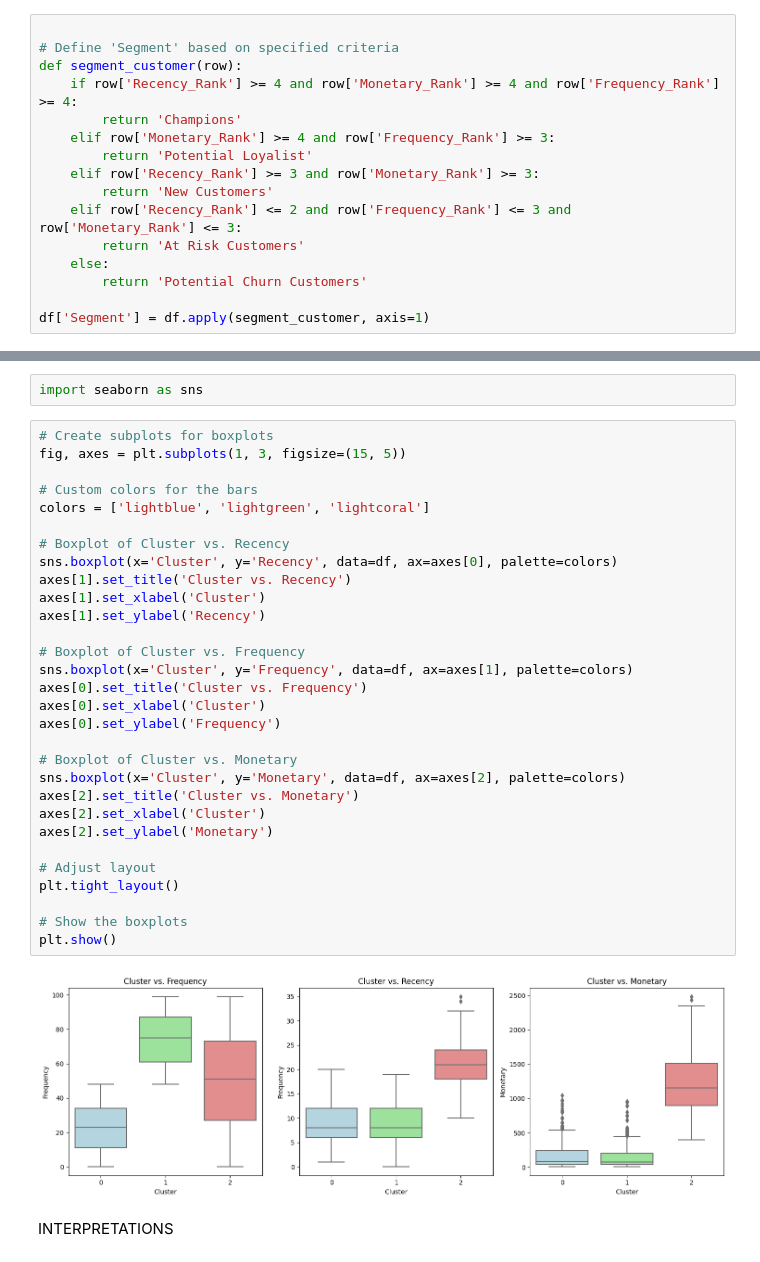
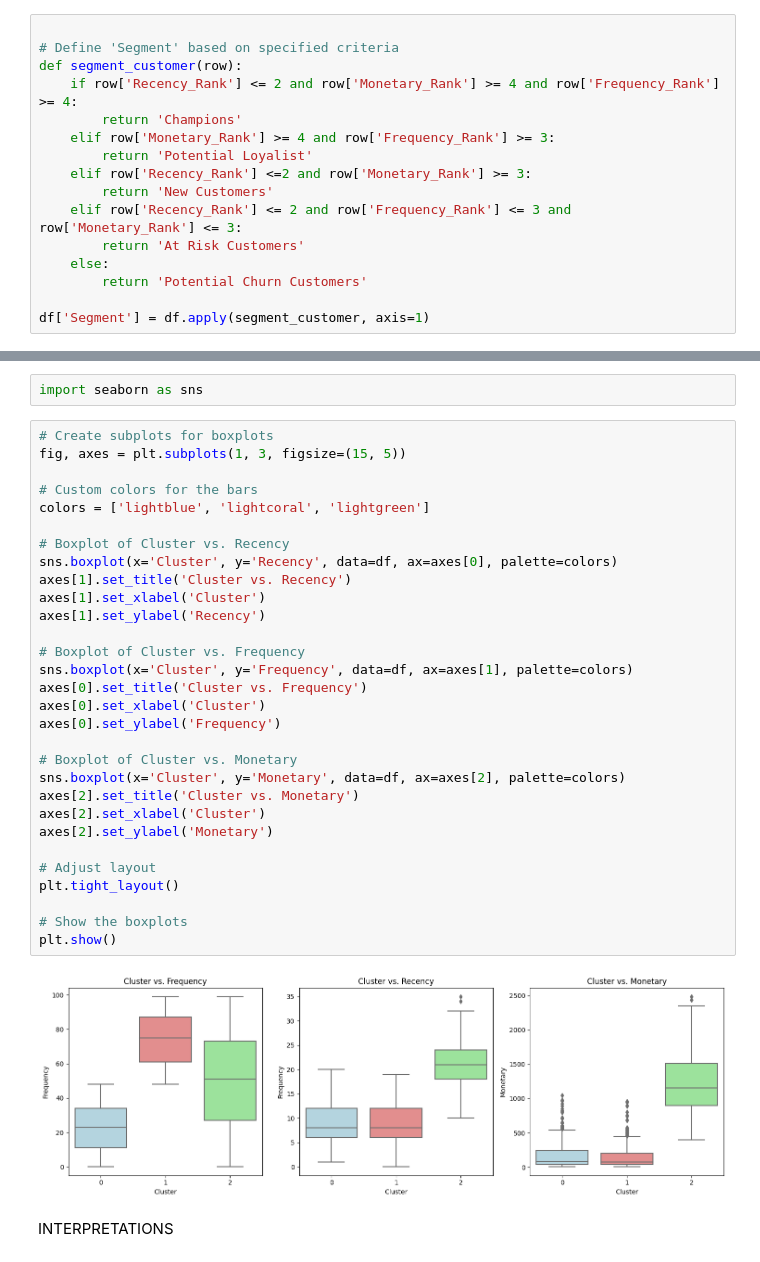
Before and after one commit to edycakra/marketing_campaign, a Jupyter notebook: notebooks/note03_rfm_segmentation.ipynb, the cells around one changed output, grey strips where cells are left out. Saved outputs shown, nothing was run; the diff lists cells and outputs as text.

Commit message:
switch color code

```diff
--- a/notebooks/note03_rfm_segmentation.ipynb
+++ b/notebooks/note03_rfm_segmentation.ipynb
@@ -97,11 +97,11 @@ df['Average_Rank'] = (df['Recency_Rank'].astype(int) + df['Frequency_Rank'].asty
 
 # Define 'Segment' based on specified criteria
 def segment_customer(row):
-    if row['Recency_Rank'] >= 4 and row['Monetary_Rank'] >= 4 and row['Frequency_Rank'] >= 4:
+    if row['Recency_Rank'] <= 2 and row['Monetary_Rank'] >= 4 and row['Frequency_Rank'] >= 4:
         return 'Champions'
     elif row['Monetary_Rank'] >= 4 and row['Frequency_Rank'] >= 3:
         return 'Potential Loyalist'
-    elif row['Recency_Rank'] >= 3 and row['Monetary_Rank'] >= 3:
+    elif row['Recency_Rank'] <=2 and row['Monetary_Rank'] >= 3:
         return 'New Customers'
     elif row['Recency_Rank'] <= 2 and row['Frequency_Rank'] <= 3 and row['Monetary_Rank'] <= 3:
         return 'At Risk Customers'
@@ -265,35 +265,35 @@ import seaborn as sns
 # %%
 # Create subplots for boxplots
 fig, axes = plt.subplots(1, 3, figsize=(15, 5))
 
 # Custom colors for the bars
-colors = ['lightblue', 'lightgreen', 'lightcoral']
+colors = ['lightblue', 'lightcoral', 'lightgreen']
 
 # Boxplot of Cluster vs. Recency
 sns.boxplot(x='Cluster', y='Recency', data=df, ax=axes[0], palette=colors)
 axes[1].set_title('Cluster vs. Recency')
 axes[1].set_xlabel('Cluster')
 axes[1].set_ylabel('Recency')
 
 # Boxplot of Cluster vs. Frequency
 sns.boxplot(x='Cluster', y='Frequency', data=df, ax=axes[1], palette=colors)
 axes[0].set_title('Cluster vs. Frequency')
 axes[0].set_xlabel('Cluster')
 axes[0].set_ylabel('Frequency')
 
 # Boxplot of Cluster vs. Monetary
 sns.boxplot(x='Cluster', y='Monetary', data=df, ax=axes[2], palette=colors)
 axes[2].set_title('Cluster vs. Monetary')
 axes[2].set_xlabel('Cluster')
 axes[2].set_ylabel('Monetary')
 
 # Adjust layout
 plt.tight_layout()
 
 # Show the boxplots
 plt.show()
 # %% [output]
-[figure, old version]
+[figure, new version]
 # %% [markdown]
 INTERPRETATIONS
 # %% [markdown]
```
Also changed, not shown: parts of 3 cells of this notebook, 1 other file.
